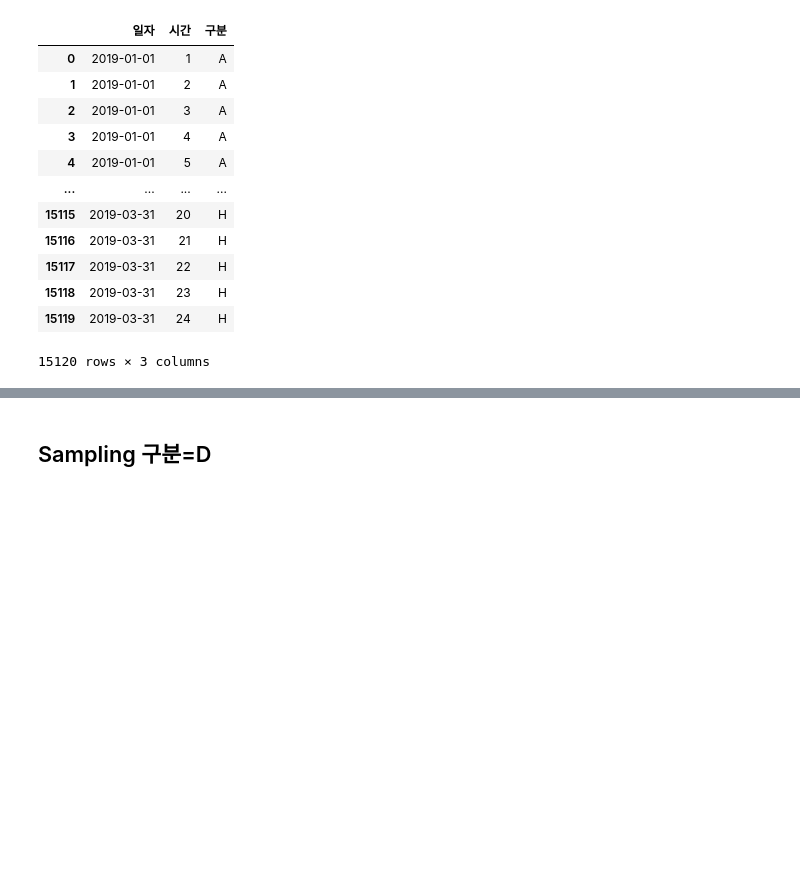
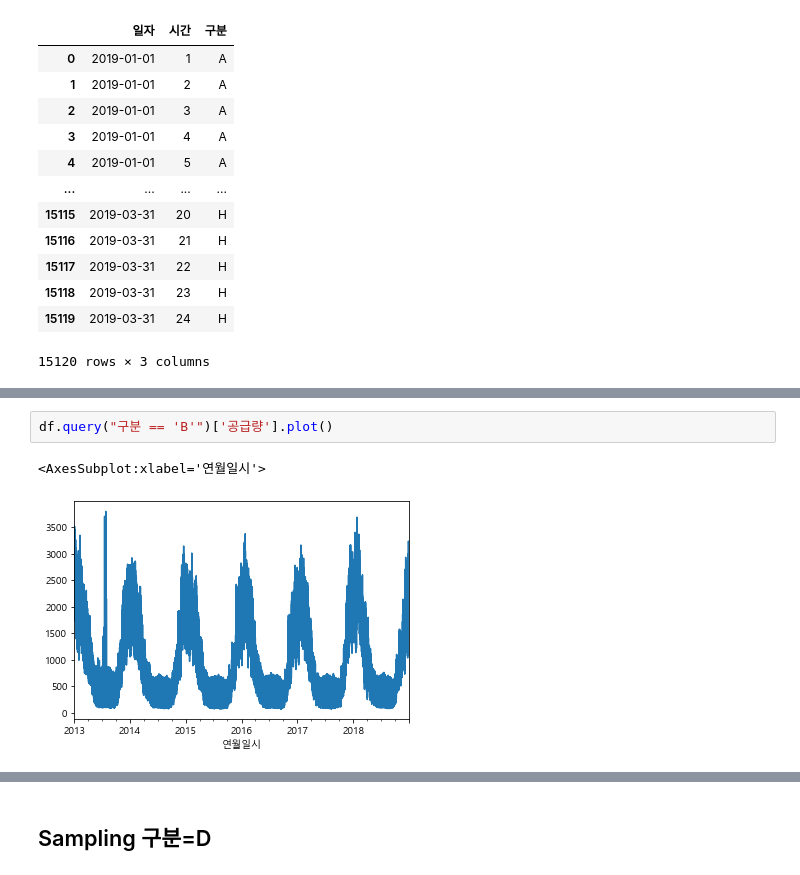
Before and after one commit to autumn-nam/Gas_Prediction, a Jupyter notebook: LSTM_train_val_loss.ipynb, the cells around one changed output, grey strips where cells are left out. Saved outputs shown, nothing was run; the diff lists cells and outputs as text; blank space fills up the shorter version.

```diff
--- a/LSTM_train_val_loss.ipynb
+++ b/LSTM_train_val_loss.ipynb
@@ -189,0 +221,5 @@ test
+# %%
+df.query("구분 == 'B'")['공급량'].plot()
+# %% [output]
+<AxesSubplot:xlabel='연월일시'>
+[figure, added]
```
Also changed, not shown: parts of 30 cells of this notebook, 1 other file.
